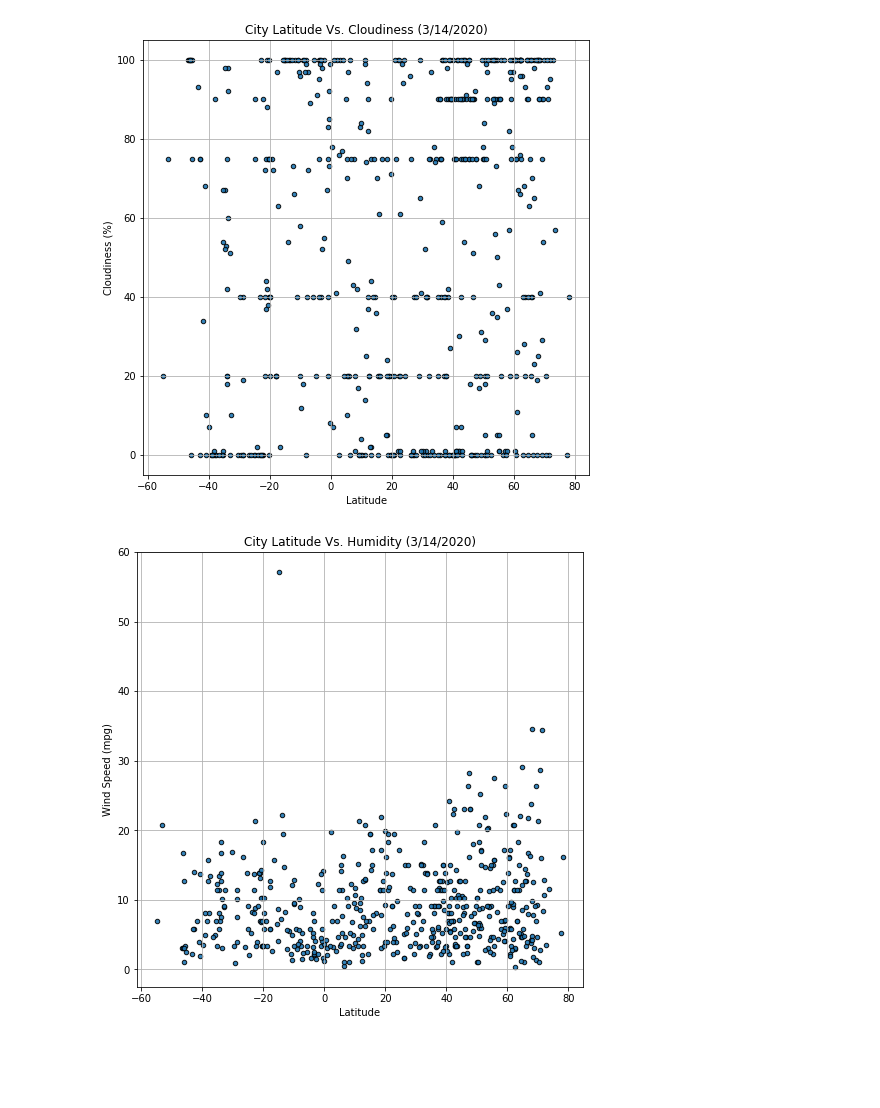
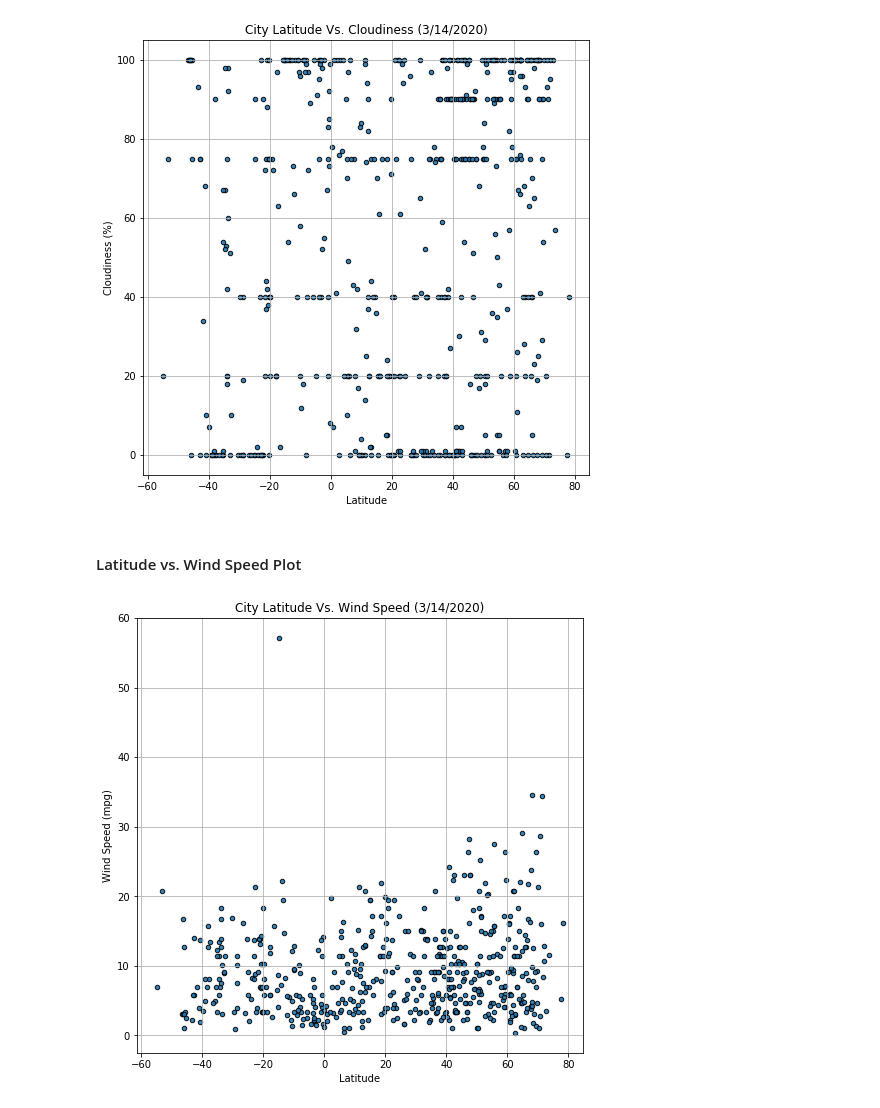
Before and after one commit to ZackSnyder77/python-api-challenge, a Jupyter notebook: WeatherPy/WeatherPy.ipynb, the cells around one changed output. Saved outputs shown, nothing was run; the diff lists cells and outputs as text; code cells hidden in the pictures; blank space fills up the shorter version.

Commit message:
Exporting and saving images of the plots within the repo

```diff
--- a/WeatherPy/WeatherPy.ipynb
+++ b/WeatherPy/WeatherPy.ipynb
@@ -181,12 +192,15 @@ plt.xlabel("Latitude")
 plt.show()
 # %% [output]
 [figure]
+# %% [markdown]
+#### Latitude vs. Wind Speed Plot
 # %%
 # Create a scatter plot which compares MPG to horsepower
 weather_data.plot(kind="scatter", x="Lat", y="Wind Speed", grid=True, figsize=(8,8),alpha=0.9,marker="o",edgecolors="black",
-              title="City Latitude Vs. Humidity (3/14/2020)")
+              title="City Latitude Vs. Wind Speed (3/14/2020)")
 plt.ylabel("Wind Speed (mpg)")
 plt.xlabel("Latitude")
+plt.savefig("output_data/Lat_vs_Wind_Speed.png")
 plt.show()
 # %% [output]
-[figure, old version]
+[figure, new version]
```
Also changed, not shown: parts of 7 cells of this notebook, 4 other files.
